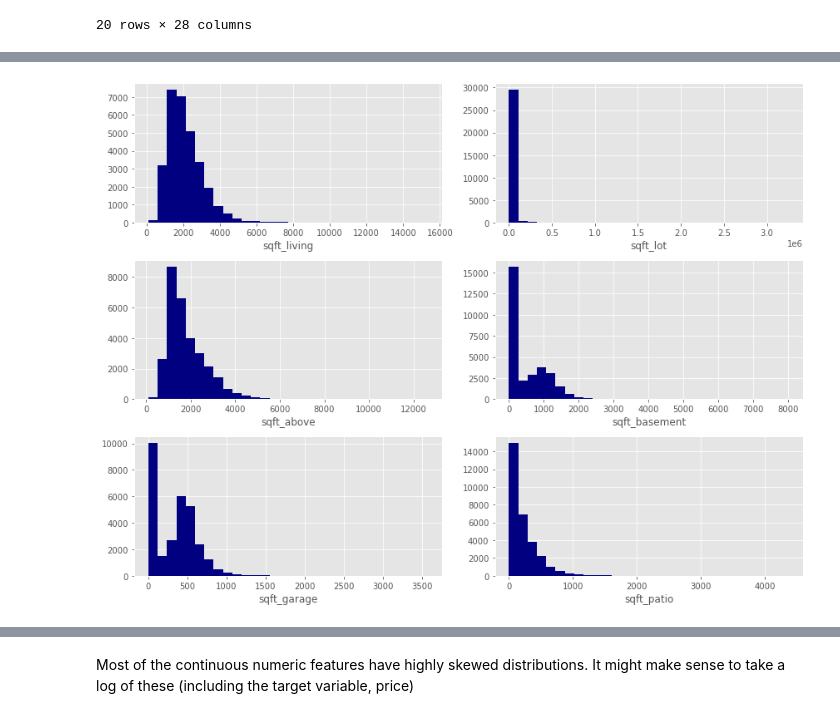
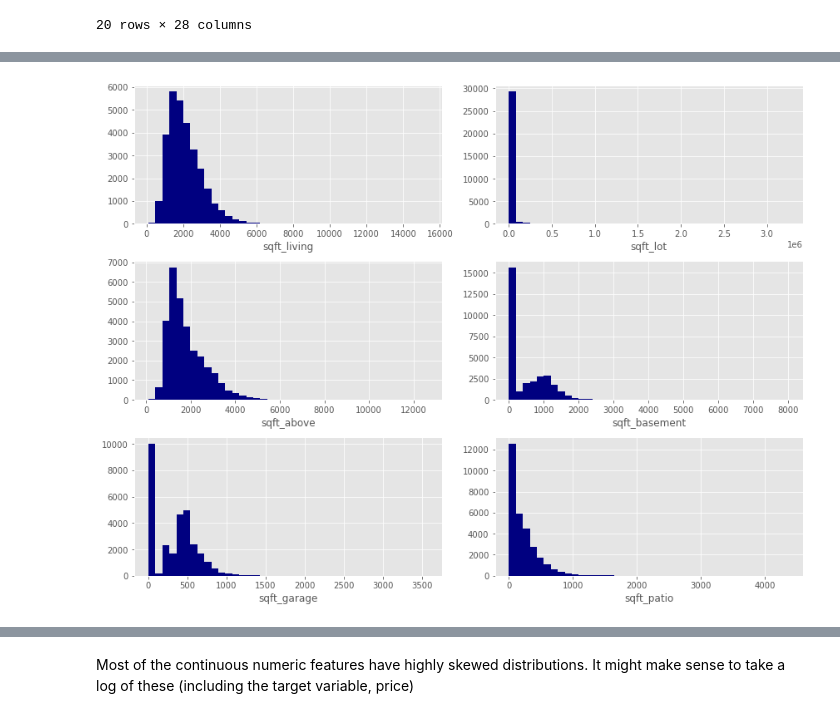
Before and after one commit to daviderics/KC-House-Sales-Phase-2-Project, a Jupyter notebook: student.ipynb, the cells around one changed output, grey strips where cells are left out. Cells and saved outputs as stored; diff of their text form; code cells hidden in the pictures.

```diff
--- a/student.ipynb
+++ b/student.ipynb
@@ -379,11 +400,11 @@ df.sort_values(by = 'price', ascending = True)[0:20]
 # %%
 # Histograms of the continuous numerical data
 fig, ax = plt.subplots(ncols = 2, nrows = 3, figsize = (12,9) )
 for n, feat in enumerate(cont_num):
     i = n // 2
     j = n % 2
-    ax[i,j].hist(df[feat], bins = 30, color = (0.0,0.0,0.5,1.0))
+    ax[i,j].hist(df[feat], bins = 40, color = (0.0,0.0,0.5,1.0))
     ax[i,j].set_xlabel(feat)
 fig.tight_layout()
 # %% [output]
-[figure, old version]
+[figure, new version]
```
Also changed, not shown: parts of 21 cells of this notebook.
